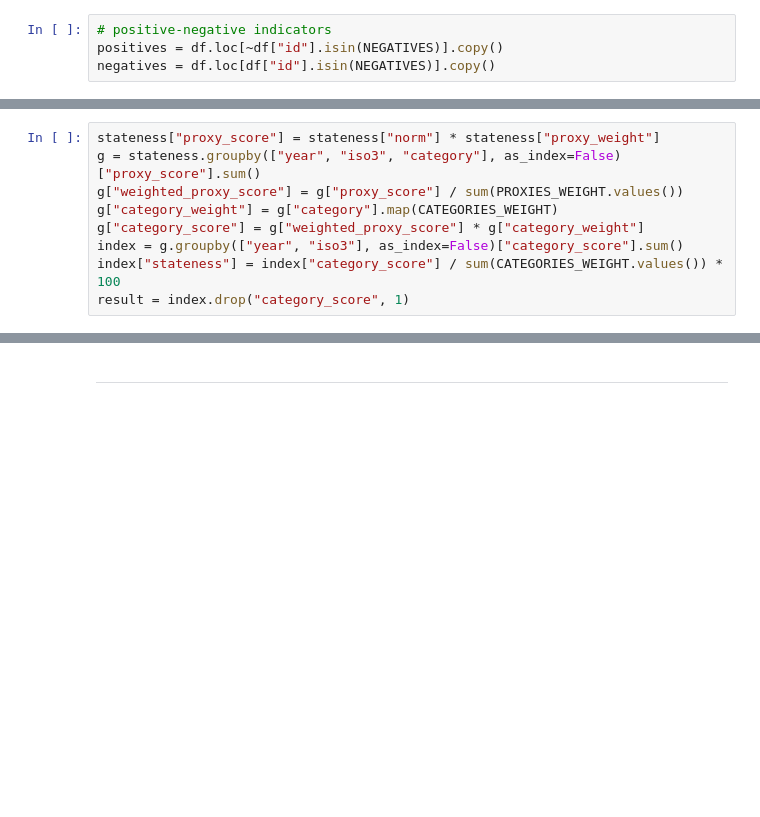
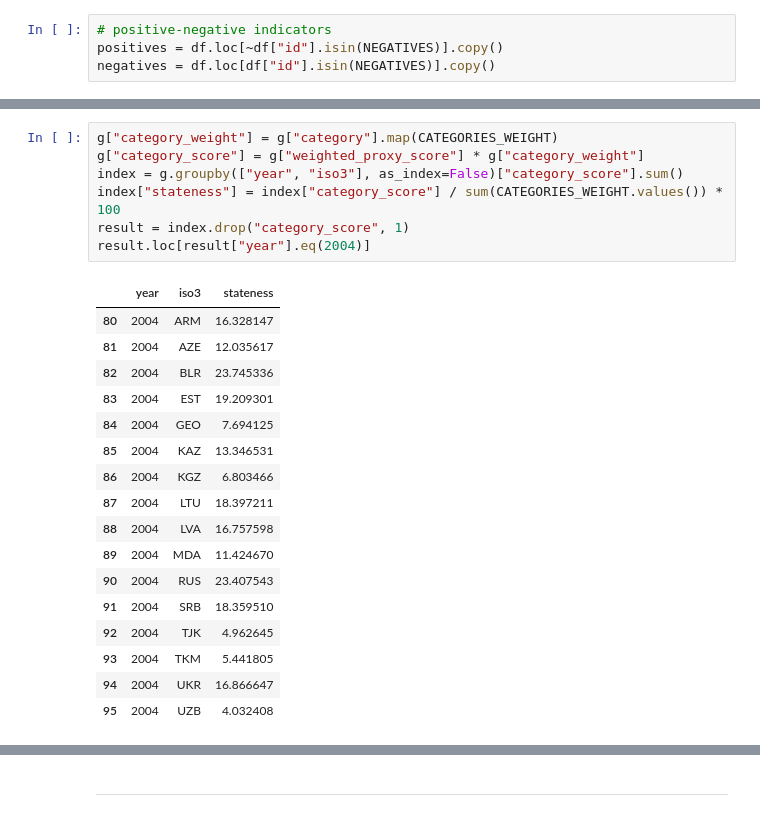
Before and after one commit to data-driven-research/state-capacity-and-democratic-transitions, a Jupyter notebook: notebooks/2.0-hp-calculating stateness.ipynb, the cells around one changed output, grey strips where cells are left out. Saved outputs shown, nothing was run; the diff lists cells and outputs as text; blank space fills up the shorter version.

```diff
--- a/notebooks/2.0-hp-calculating stateness.ipynb
+++ b/notebooks/2.0-hp-calculating stateness.ipynb
@@ -78,9 +110,25 @@ stateness.loc[stateness["year"].eq(1999) & stateness["id"].eq("SH.MED.BEDS.ZS")]
 # %%
-stateness["proxy_score"] = stateness["norm"] * stateness["proxy_weight"]
-g = stateness.groupby(["year", "iso3", "category"], as_index=False)["proxy_score"].sum()
-g["weighted_proxy_score"] = g["proxy_score"] / sum(PROXIES_WEIGHT.values())
 g["category_weight"] = g["category"].map(CATEGORIES_WEIGHT)
 g["category_score"] = g["weighted_proxy_score"] * g["category_weight"]
 index = g.groupby(["year", "iso3"], as_index=False)["category_score"].sum()
 index["stateness"] = index["category_score"] / sum(CATEGORIES_WEIGHT.values()) * 100
 result = index.drop("category_score", 1)
+result.loc[result["year"].eq(2004)]
+# %% [output]
+|  | year | iso3 | stateness |
+| 80 | 2004 | ARM | 16.328147 |
+| 81 | 2004 | AZE | 12.035617 |
+| 82 | 2004 | BLR | 23.745336 |
+| 83 | 2004 | EST | 19.209301 |
+| 84 | 2004 | GEO | 7.694125 |
+| 85 | 2004 | KAZ | 13.346531 |
+| 86 | 2004 | KGZ | 6.803466 |
+| 87 | 2004 | LTU | 18.397211 |
+| 88 | 2004 | LVA | 16.757598 |
+| 89 | 2004 | MDA | 11.424670 |
+| 90 | 2004 | RUS | 23.407543 |
+| 91 | 2004 | SRB | 18.359510 |
+| 92 | 2004 | TJK | 4.962645 |
+| 93 | 2004 | TKM | 5.441805 |
+| 94 | 2004 | UKR | 16.866647 |
+| 95 | 2004 | UZB | 4.032408 |
```
Also changed, not shown: parts of 8 cells of this notebook.
